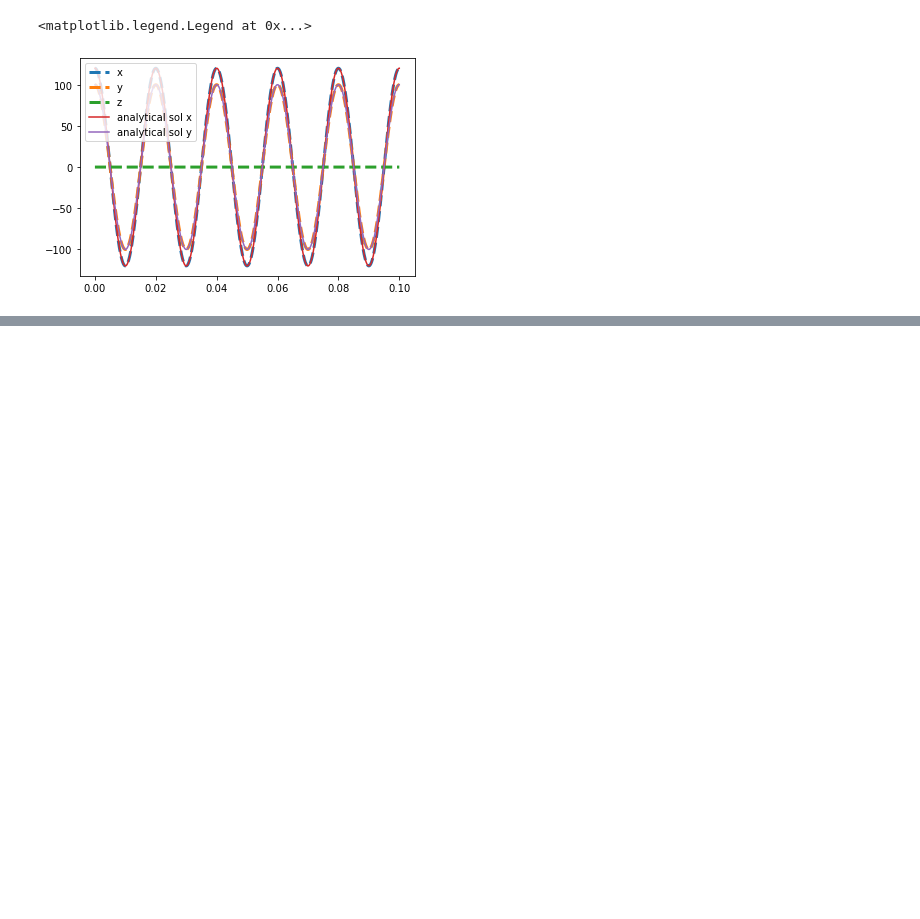
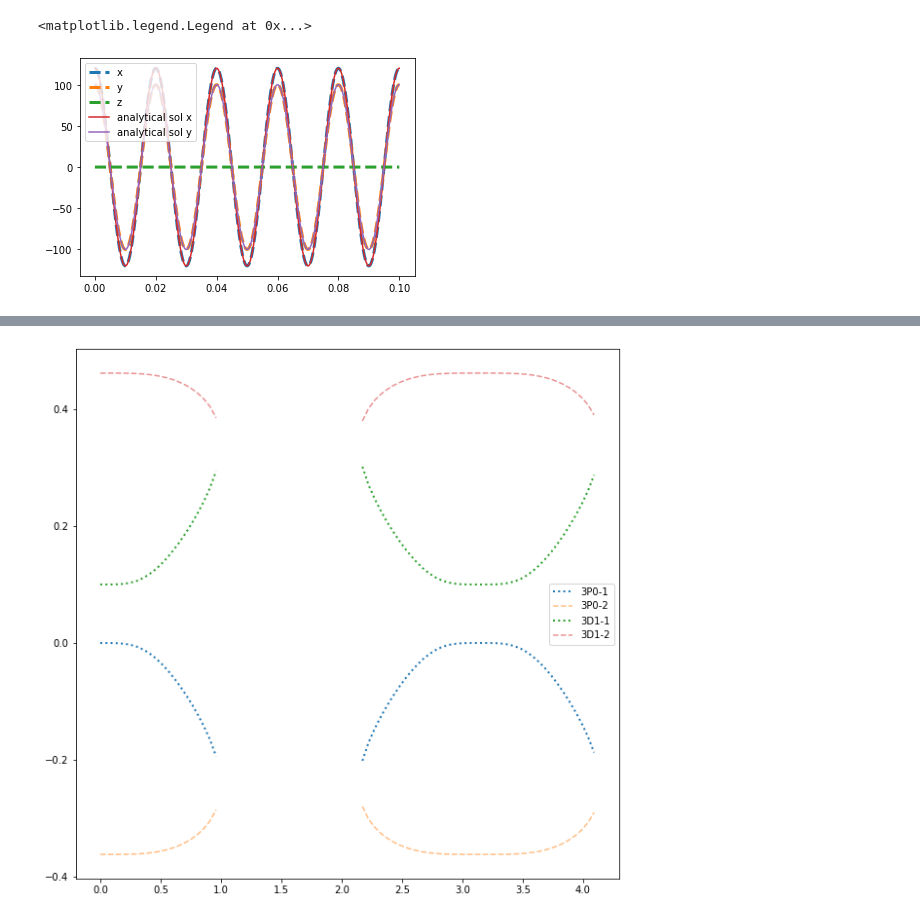
Before and after one commit to JacobSiegel22/GreyMolassesCooling, a Jupyter notebook: GrayMolasses_MC.ipynb, the cells around one changed output, grey strips where cells are left out. Cells and saved outputs as stored; diff of their text form; code cells hidden in the pictures; blank space fills up the shorter version.

```diff
--- a/GrayMolasses_MC.ipynb
+++ b/GrayMolasses_MC.ipynb
@@ -217,3 +293,38 @@ plt.show()
+# %%
+#4th energy test.
+# If we now apply lin perp. lin light the intensity will vary between sigma_+ and sigma_- polarizations.
+# We should now see the two dressed states for each level vary 180 degrees out of phase.
+
+#ok there is a problem here, we occasionally get negatives inside the square root. Our matrix must not be hermitian, because a hermitian matrix must have real eigenvalues.
+
+
+pol = np.array([lambda z: np.abs(np.cos(z)),lambda z: np.abs(np.sin(z)),lambda z: 0])
+N=100
+pos=[0,0,0]
+E2=np.zeros(N)
+E1=np.zeros(N)
+E3=np.zeros(N)
+E4=np.zeros(N)
+ii = np.linspace(0,5,N)
+j=0
+for i in ii:
+
+    pos[2]=i
+    E1[j]=dressed_state_3P0_1_energy(pos, pol, 1.0,0,1.0,0.1)
+    E2[j]=dressed_state_3P0_2_energy(pos, pol, 1.0,0,1.0,0.1)
+    E3[j]=dressed_state_3D1_1_energy(pos, pol, 1.0,0,1.0,0.1)
+    E4[j]=dressed_state_3D1_2_energy(pos, pol, 1.0,0,1.0,0.1)
+    j+=1
+plt.figure(figsize=(10,10))
+plt.plot(ii,E1,label='3P0-1',linestyle='dotted',linewidth=2)
+plt.plot(ii,E2,label='3P0-2',linestyle='--',alpha=0.5)
+plt.plot(ii,E3,label='3D1-1',linestyle='dotted',linewidth=2)
+plt.plot(ii,E4,label='3D1-2',linestyle='--', alpha=0.5)
+#plt.ylim([-1.5,1.5])
+plt.legend()
+plt.show()
+# %% [output]
+[figure, added]
 # %%
 ## Now we will do the most naieve thing possible for the internal state of the atom.
 # Assume it is always in an Eigenstate (dressed state) and transfer the atom between states based on 1/Rabi Frequeny,
```
Also changed, not shown: parts of 7 cells of this notebook.
